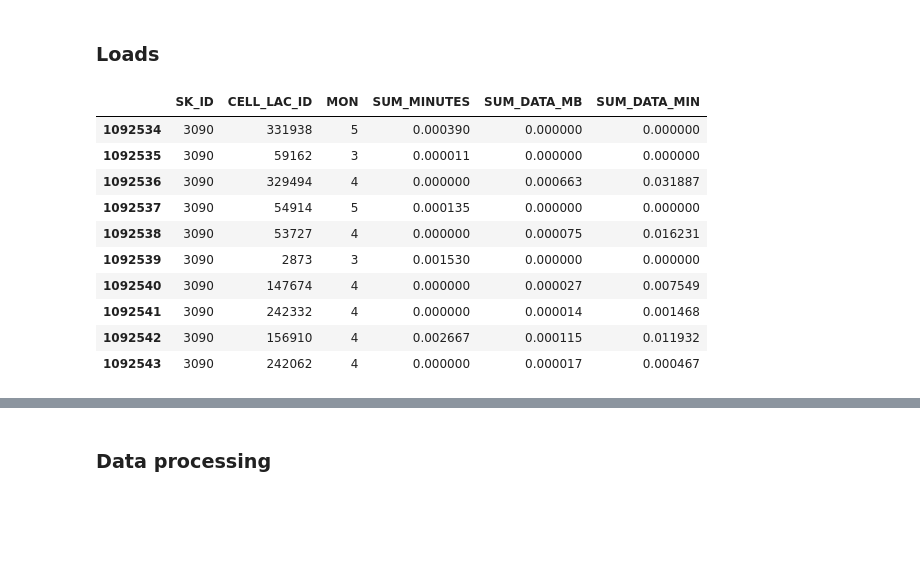
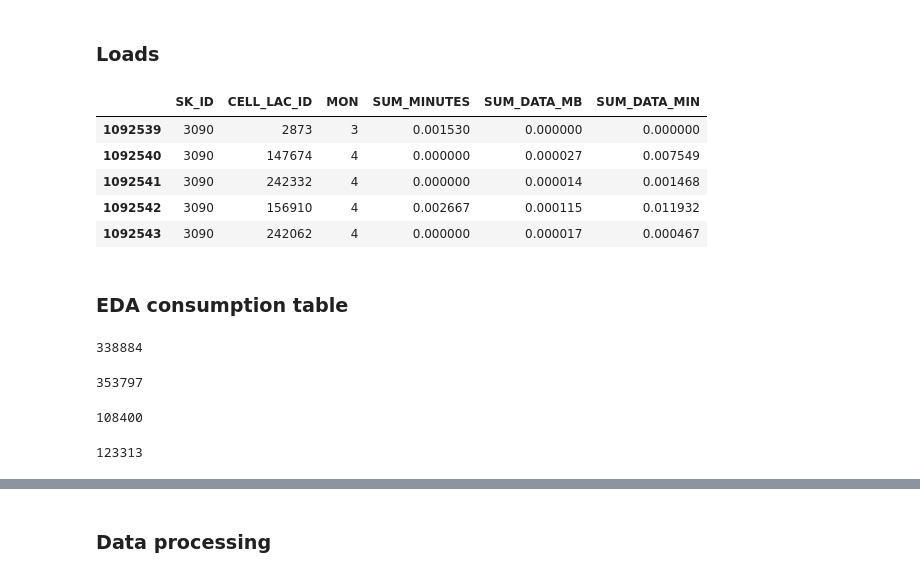
Before and after one commit to ademyanchuk/mlBootCamp2018, a Jupyter notebook: features-tables-id-validation-1.ipynb, the cells around one changed output, grey strips where cells are left out. Drawn from its saved outputs; the diff is of its cells as text; code cells hidden in the pictures; blank space fills up the shorter version.

```diff
--- a/features-tables-id-validation-1.ipynb
+++ b/features-tables-id-validation-1.ipynb
@@ -74,16 +75,29 @@ consum_test = pd.read_csv(path/'test/subs_bs_consumption_test.csv', sep=';', dec
 consum_train['MON'] = pd.to_datetime(consum_train['MON'], format='%d.%m').dt.month
 consum_test['MON'] = pd.to_datetime(consum_test['MON'], format='%d.%m').dt.month
 # %%
-consum_train.tail(10)
+consum_train.tail()
 # %% [output]
 |  | SK_ID | CELL_LAC_ID | MON | SUM_MINUTES | SUM_DATA_MB | SUM_DATA_MIN |
-| 1092534 | 3090 | 331938 | 5 | 0.000390 | 0.000000 | 0.000000 |
-| 1092535 | 3090 | 59162 | 3 | 0.000011 | 0.000000 | 0.000000 |
-| 1092536 | 3090 | 329494 | 4 | 0.000000 | 0.000663 | 0.031887 |
-| 1092537 | 3090 | 54914 | 5 | 0.000135 | 0.000000 | 0.000000 |
-| 1092538 | 3090 | 53727 | 4 | 0.000000 | 0.000075 | 0.016231 |
 | 1092539 | 3090 | 2873 | 3 | 0.001530 | 0.000000 | 0.000000 |
 | 1092540 | 3090 | 147674 | 4 | 0.000000 | 0.000027 | 0.007549 |
 | 1092541 | 3090 | 242332 | 4 | 0.000000 | 0.000014 | 0.001468 |
 | 1092542 | 3090 | 156910 | 4 | 0.002667 | 0.000115 | 0.011932 |
 | 1092543 | 3090 | 242062 | 4 | 0.000000 | 0.000017 | 0.000467 |
+# %% [markdown]
+### EDA consumption table
+# %%
+consum_train.CELL_LAC_ID.nunique()
+# %% [output]
+338884
+# %%
+consum_test.CELL_LAC_ID.nunique()
+# %% [output]
+353797
+# %%
+len(set(consum_train.CELL_LAC_ID) - set(consum_test.CELL_LAC_ID))
+# %% [output]
+108400
+# %%
+len(set(consum_test.CELL_LAC_ID) - set(consum_train.CELL_LAC_ID))
+# %% [output]
+123313
```
Also changed, not shown: parts of 29 cells of this notebook.
